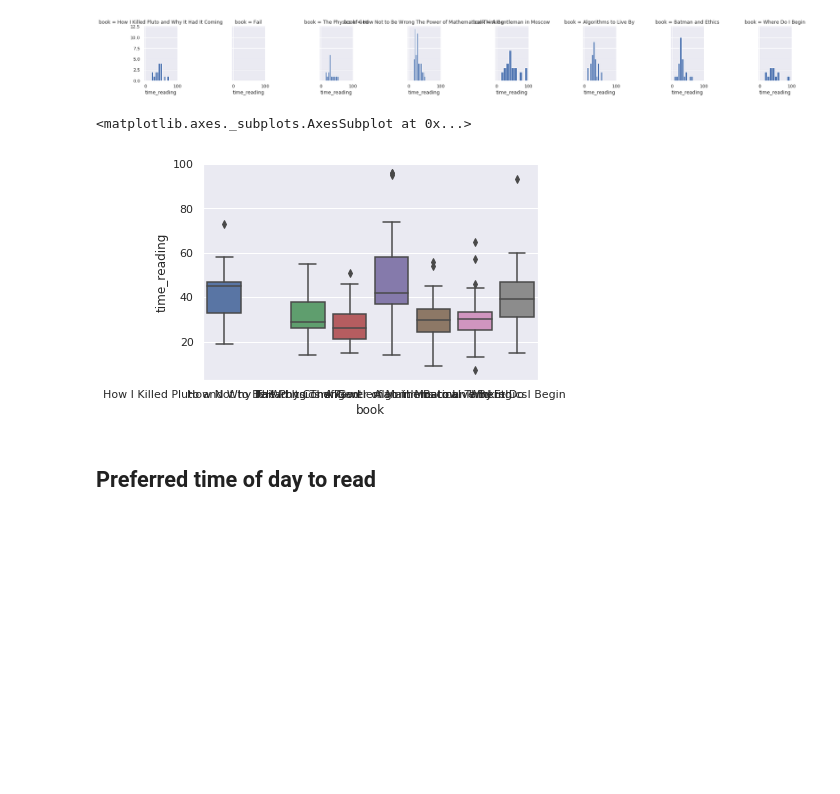
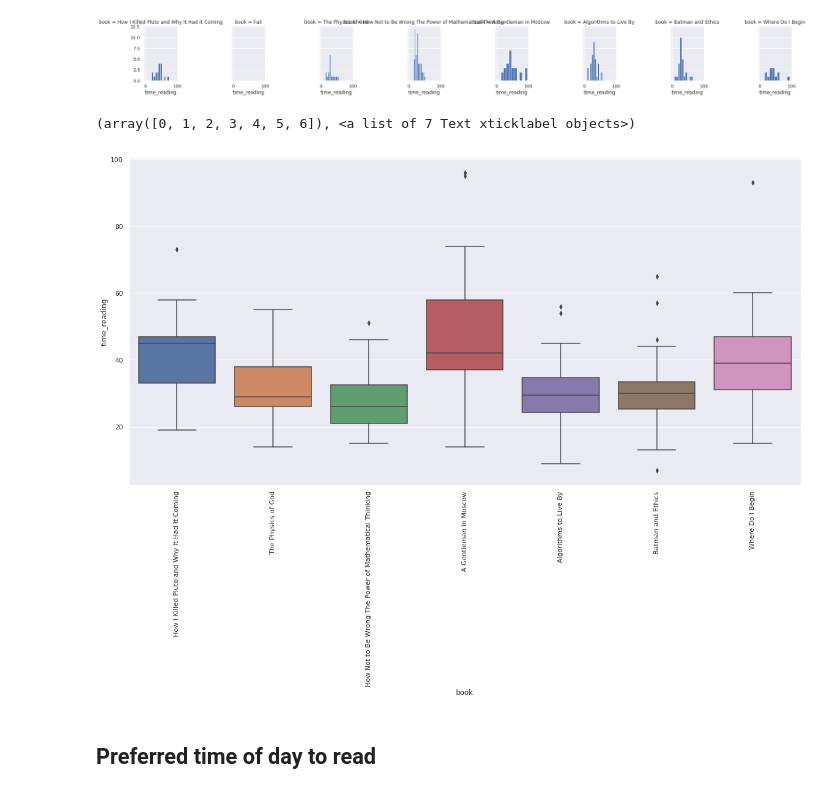
Before and after one commit to ksooklall/medium, a Jupyter notebook: Reading_and_Data_Science.ipynb, the cells around one changed output. Cells and saved outputs as stored; diff of their text form; code cells hidden in the pictures; blank space fills up the shorter version.

```diff
--- a/Reading_and_Data_Science.ipynb
+++ b/Reading_and_Data_Science.ipynb
@@ -264,11 +251,14 @@ a.map(plt.hist, 'time_reading')
 # %% [output]
 <seaborn.axisgrid.FacetGrid at 0x...>
 [figure]
-# %%
-sns.boxplot(x='book', y='time_reading', data=df)
-# %% [output]
-<matplotlib.axes._subplots.AxesSubplot at 0x...>
-[figure, removed]
+# %%
+fig = plt.figure(figsize=(20, 10))
+sns.boxplot(x='book', y='time_reading', data=book_df)
+#book_df[['book', 'time_reading']].boxplot(by='book', figsize=(20, 10), rot=90)
+plt.xticks(rotation=90)
+# %% [output]
+(array([0, 1, 2, 3, 4, 5, 6]), <a list of 7 Text xticklabel objects>)
+[figure, added]
 # %% [markdown]
 ## Preferred time of day to read
 # %%
```
Also changed, not shown: parts of 8 cells of this notebook.
